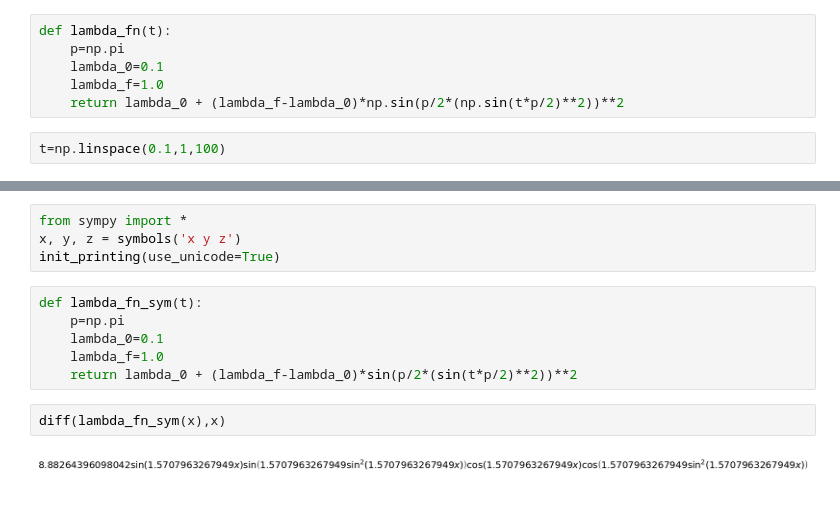
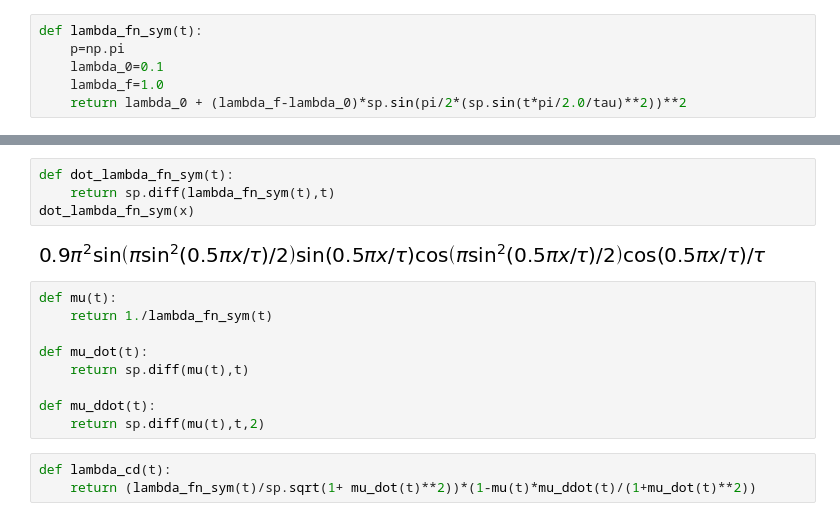
Before and after one commit to alexandreday/counterdiabatic-driving, a Jupyter notebook: codes/CD_driving.ipynb, the cells around one changed output, grey strips where cells are left out. Cells and saved outputs as stored; diff of their text form.

Commit message:
figure2 plotteddries paper

```diff
--- a/codes/CD_driving.ipynb
+++ b/codes/CD_driving.ipynb
@@ -5,8 +11,6 @@ import matplotlib.pyplot as plt
 # %%
-def lambda_fn(t):
+def lambda_fn_sym(t):
     p=np.pi
     lambda_0=0.1
     lambda_f=1.0
-    return lambda_0 + (lambda_f-lambda_0)*np.sin(p/2*(np.sin(t*p/2)**2))**2
+    return lambda_0 + (lambda_f-lambda_0)*sp.sin(pi/2*(sp.sin(t*pi/2.0/tau)**2))**2
-# %%
-t=np.linspace(0.1,1,100)
@@ -23,14 +17,18 @@ plt.plot(t, np.sin(np.sin(1./t)**2)**2)
-# %%
-from sympy import *
-x, y, z = symbols('x y z')
-init_printing(use_unicode=True)
-# %%
-def lambda_fn_sym(t):
-    p=np.pi
-    lambda_0=0.1
-    lambda_f=1.0
-    return lambda_0 + (lambda_f-lambda_0)*sin(p/2*(sin(t*p/2)**2))**2
-# %%
-diff(lambda_fn_sym(x),x)
-# %% [output]
-[figure, removed]
+# %%
+def dot_lambda_fn_sym(t):
+    return sp.diff(lambda_fn_sym(t),t)
+dot_lambda_fn_sym(x)
+# %% [output]
+[figure, added]
+# %%
+def mu(t):
+    return 1./lambda_fn_sym(t)
+
+def mu_dot(t):
+    return sp.diff(mu(t),t)
+
+def mu_ddot(t):
+    return sp.diff(mu(t),t,2)
+# %%
+def lambda_cd(t):
+    return (lambda_fn_sym(t)/sp.sqrt(1+ mu_dot(t)**2))*(1-mu(t)*mu_ddot(t)/(1+mu_dot(t)**2))
```
Also changed, not shown: parts of 10 cells of this notebook.
